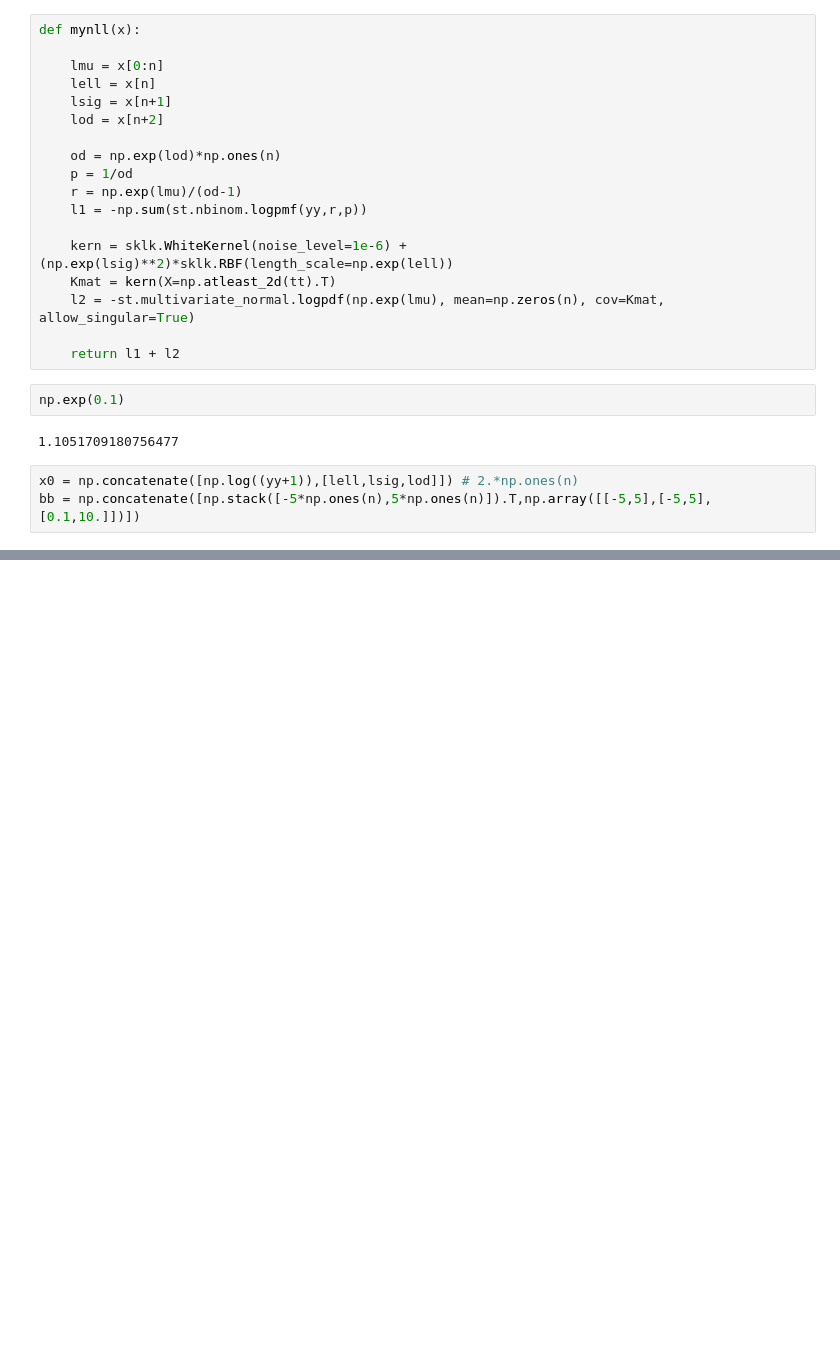
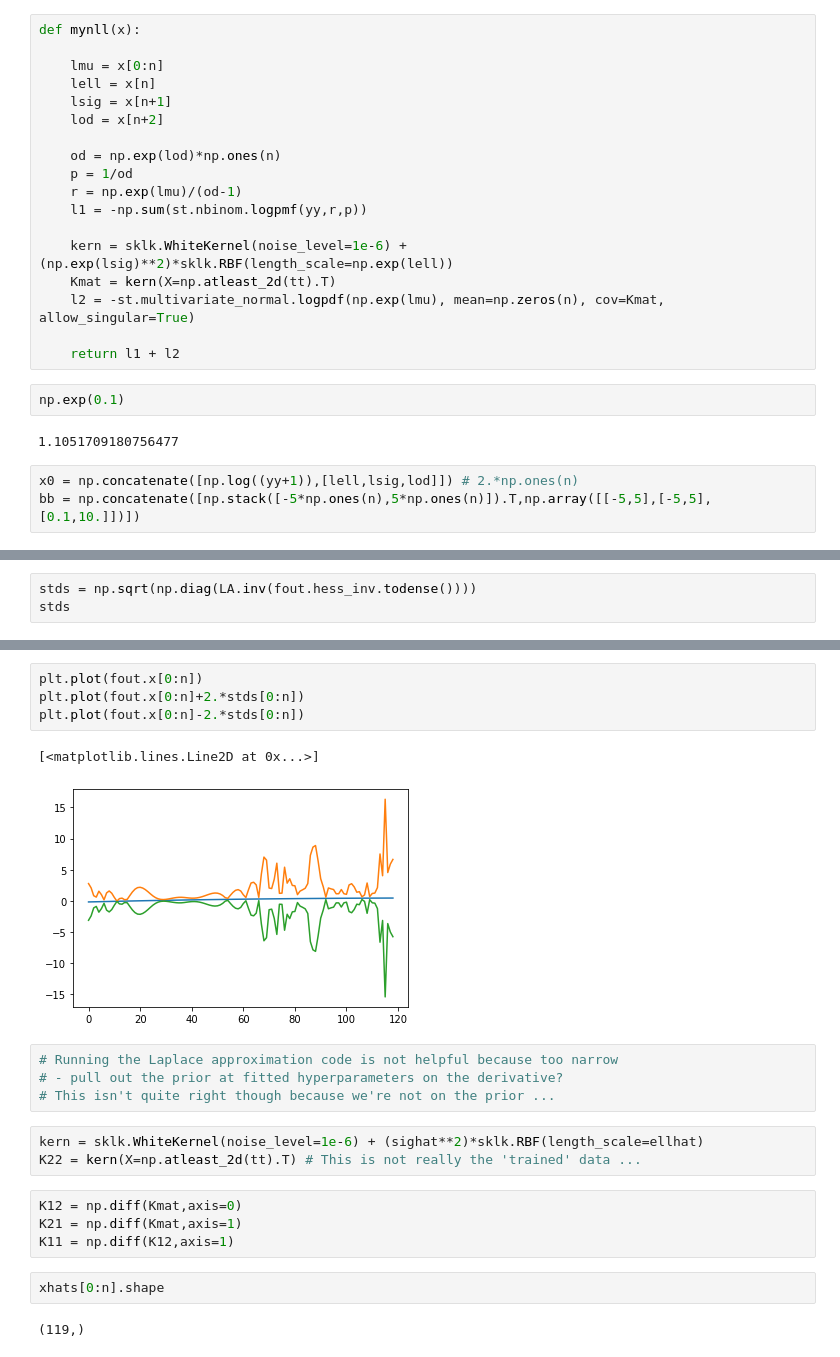
Before and after one commit to JCurran-Sebastian/BPs_for_VoC, a Jupyter notebook: voc_data.ipynb, the cells around one changed output, grey strips where cells are left out. Cells and saved outputs as stored; diff of their text form; blank space fills up the shorter version.

```diff
--- a/voc_data.ipynb
+++ b/voc_data.ipynb
@@ -376,0 +430,3 @@ sighat = xhats[n+1]
+# %%
+stds = np.sqrt(np.diag(LA.inv(fout.hess_inv.todense())))
+stds
@@ -384,0 +459,22 @@ plt.plot(tt,st.nbinom.ppf(0.975,r[0:n],p[0:n]),linestyle=':',c='r')
+# %%
+plt.plot(fout.x[0:n])
+plt.plot(fout.x[0:n]+2.*stds[0:n])
+plt.plot(fout.x[0:n]-2.*stds[0:n])
+# %% [output]
+[<matplotlib.lines.Line2D at 0x...>]
+[figure, added]
+# %%
+# Running the Laplace approximation code is not helpful because too narrow
+# - pull out the prior at fitted hyperparameters on the derivative?
+# This isn't quite right though because we're not on the prior ...
+# %%
+kern = sklk.WhiteKernel(noise_level=1e-6) + (sighat**2)*sklk.RBF(length_scale=ellhat)
+K22 = kern(X=np.atleast_2d(tt).T) # This is not really the 'trained' data ...
+# %%
+K12 = np.diff(Kmat,axis=0)
+K21 = np.diff(Kmat,axis=1)
+K11 = np.diff(K12,axis=1)
+# %%
+xhats[0:n].shape
+# %% [output]
+(119,)
```
Also changed, not shown: parts of 15 cells of this notebook.
